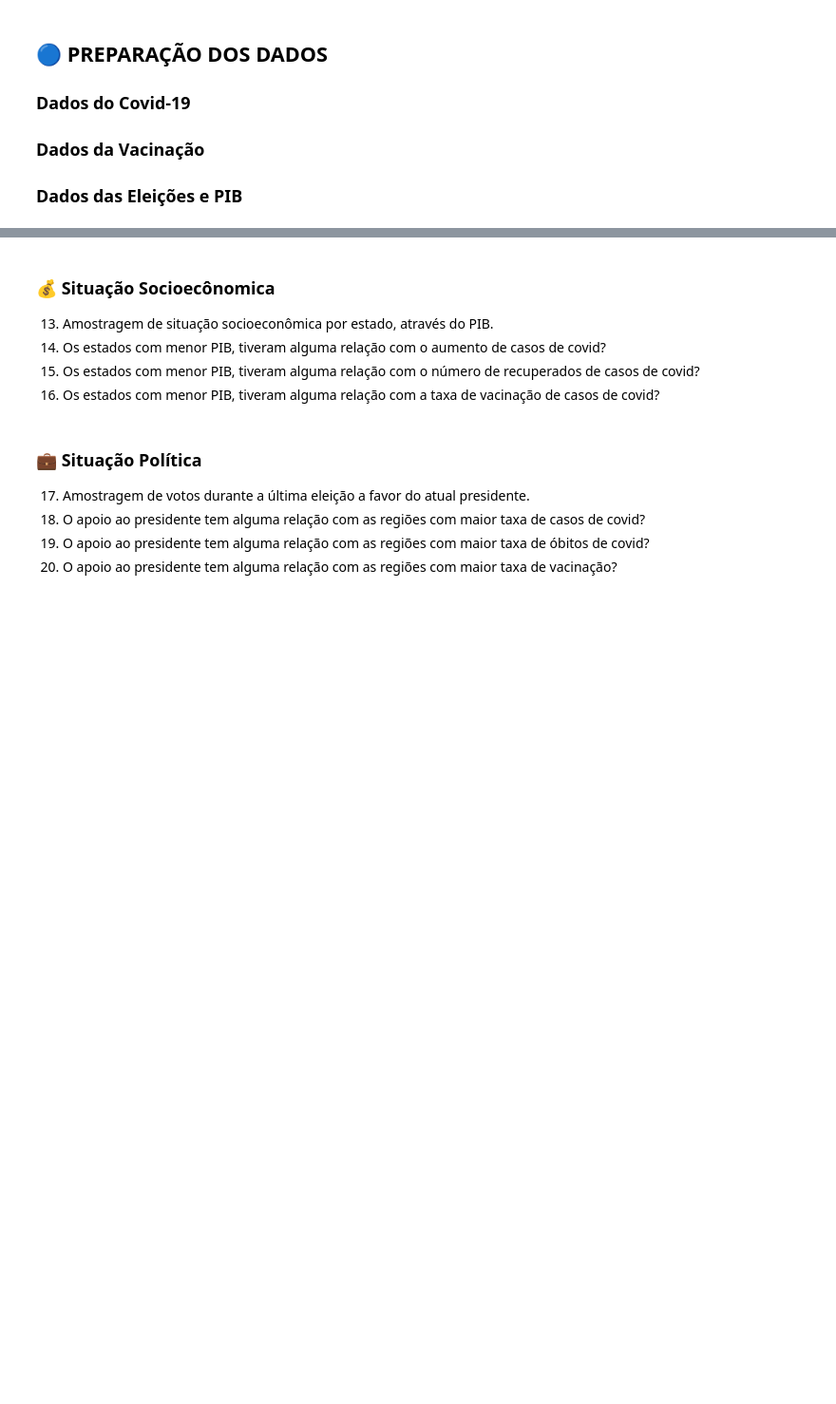
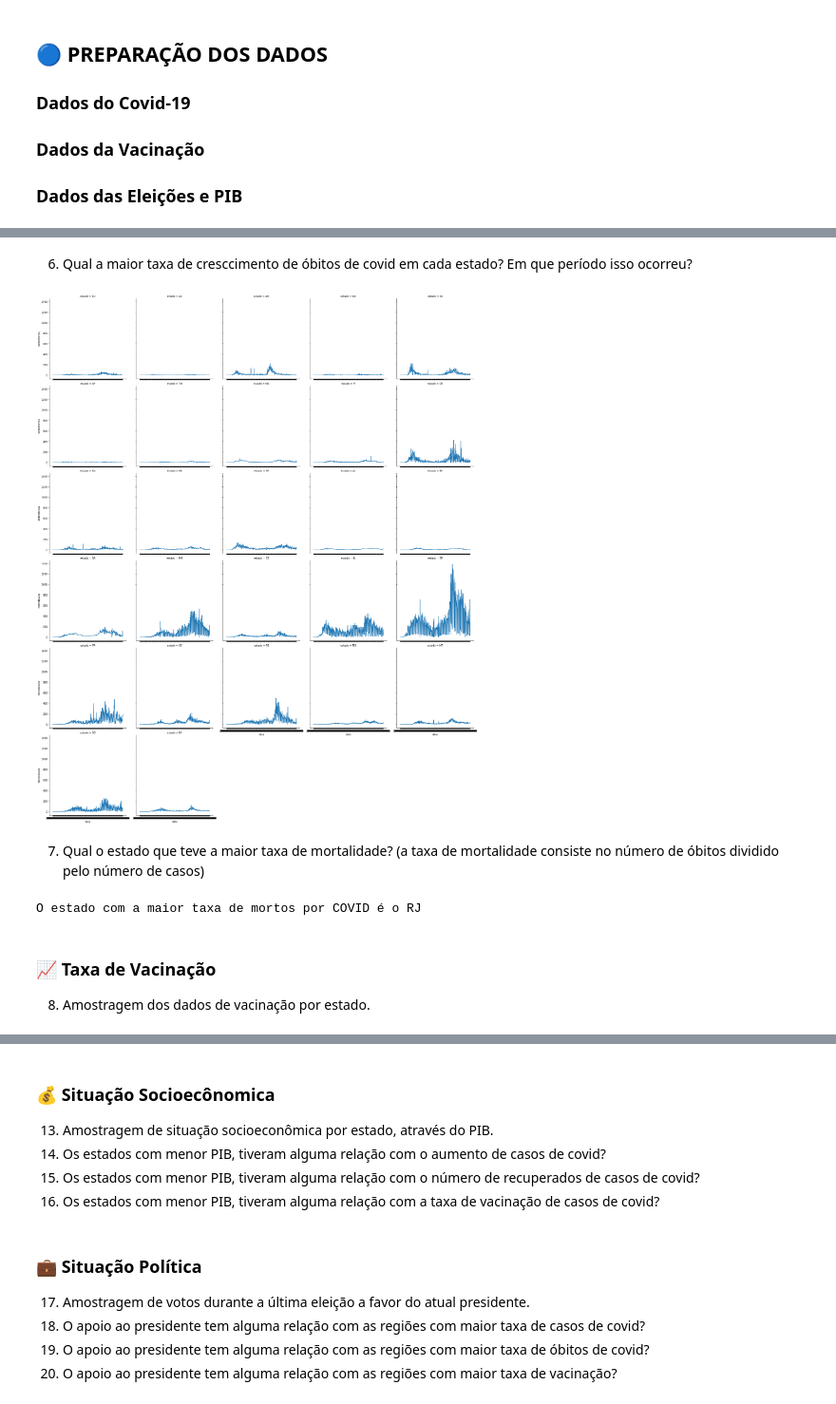
Before and after one commit to stardotwav/BrasilEmDados, a Jupyter notebook: AnaliseExtracaoConhecimento.ipynb, the cells around one changed output, grey strips where cells are left out. Shown at 95% size. Drawn from its saved outputs; the diff is of its cells as text; code cells hidden in the pictures; blank space fills up the shorter version.

```diff
--- a/AnaliseExtracaoConhecimento.ipynb
+++ b/AnaliseExtracaoConhecimento.ipynb
@@ -128,0 +111,24 @@ dadosTipoVacina = dadosTipoVacina.drop(columns=['Cód. IBGE','Dose 1','Dose 2'])
+# %% [markdown]
+6. Qual a maior taxa de cresccimento de óbitos de covid em cada estado? Em que período isso ocorreu?
+# %%
+
+import seaborn as sns
+
+plotar = data[['estado','data','obitosNovos']]
+
+g = sns.relplot(x='data', y='obitosNovos', kind="line", col='estado', col_wrap= 5,data = plotar)
+# %% [output]
+[figure, added]
+# %% [markdown]
+7. Qual o estado que teve a maior taxa de mortalidade? (a taxa de mortalidade consiste no número de óbitos dividido pelo número de casos)
+# %%
+dadosPorEstado['PorcentagemMortes'] = round((dadosPorEstado.obitosAcumulado / dadosPorEstado.casosAcumulado * 100 ),2)
+taxaMortos = dadosPorEstado.sort_values('PorcentagemMortes',ascending=False).iloc[0].estado
+
+print("O estado com a maior taxa de mortos por COVID é o "+taxaMortos)
+# %% [output]
+O estado com a maior taxa de mortos por COVID é o RJ
+# %% [markdown]
+### 📈 Taxa de Vacinação
+
+8. Amostragem dos dados de vacinação por estado.
```
Also changed, not shown: parts of 28 cells of this notebook.
